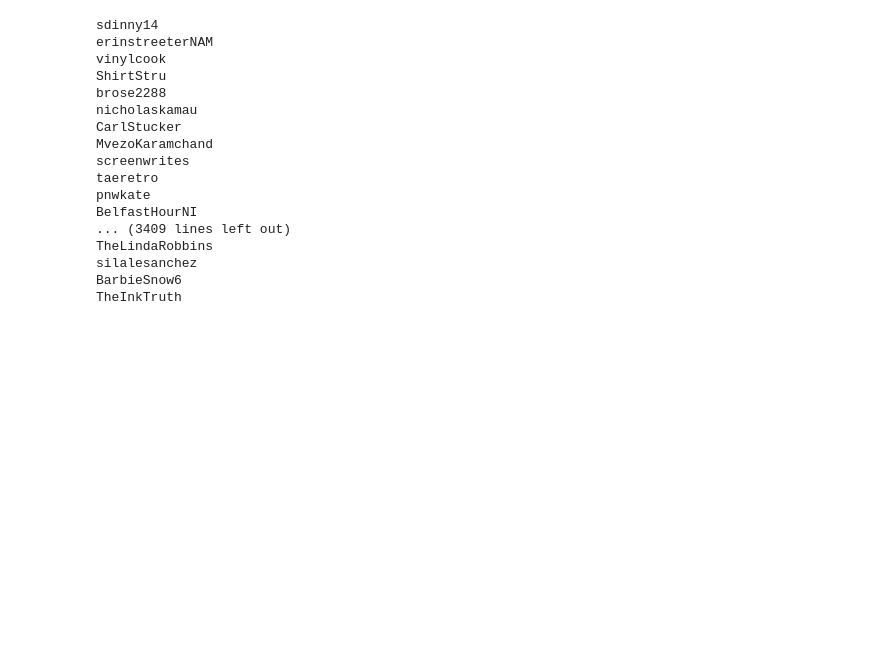
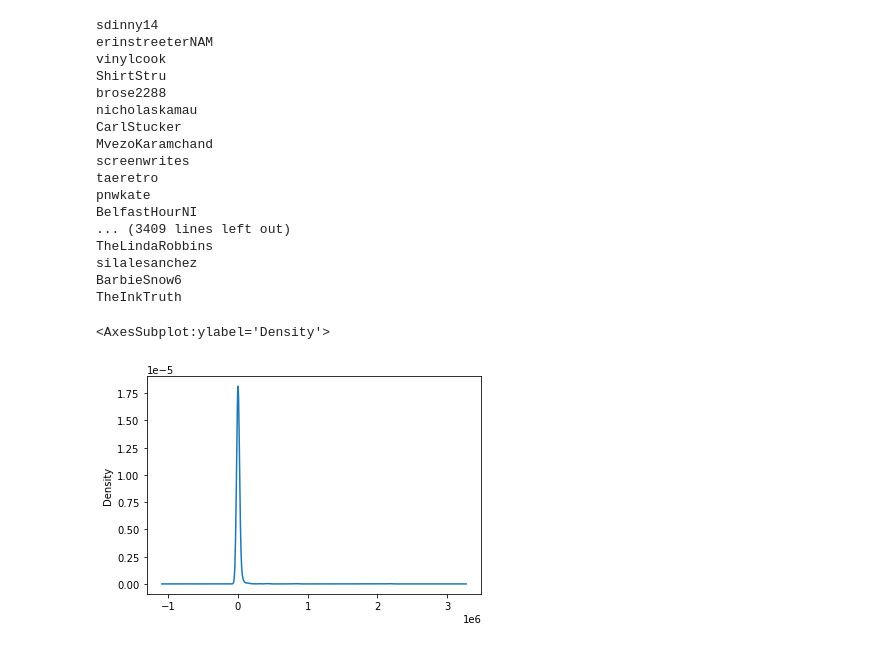
Before and after one commit to Dededon/COVID_Twitter, a Jupyter notebook: user_analysis.ipynb, the cells around one changed output. Drawn from its saved outputs; the diff is of its cells as text; code cells hidden in the pictures; blank space fills up the shorter version.

```diff
--- a/user_analysis.ipynb
+++ b/user_analysis.ipynb
@@ -25,7 +27,8 @@ b'Skipping line 110728: expected 24 fields, saw 29\n'
 b'Skipping line 160353: expected 24 fields, saw 29\n'
 b'Skipping line 39881: expected 24 fields, saw 29\n'
 # %%
-cluster_result = pd.read_csv('.\output\mask_co_hashtag_t2_cluster.csv')
+#cluster_result = pd.read_csv('.\output\mask_co_hashtag_t2_cluster.csv')
+cluster_result = pd.read_csv('.\output\cluster_result_features.csv')
 # %%
 user_file.head()
 # %% [output]
@@ -89,3 +92,8 @@ cluster_result.to_csv('.\output\cluster_result_features.csv')
 # %%
 clu_0 = cluster_result[cluster_result['cluster']==0]
 clu_1 = cluster_result[cluster_result['cluster']==1]
+# %%
+clu_1['followers'].astype(str).astype(int).plot.density()
+# %% [output]
+<AxesSubplot:ylabel='Density'>
+[figure, added]
```
Also changed, not shown: parts of 6 cells of this notebook.
